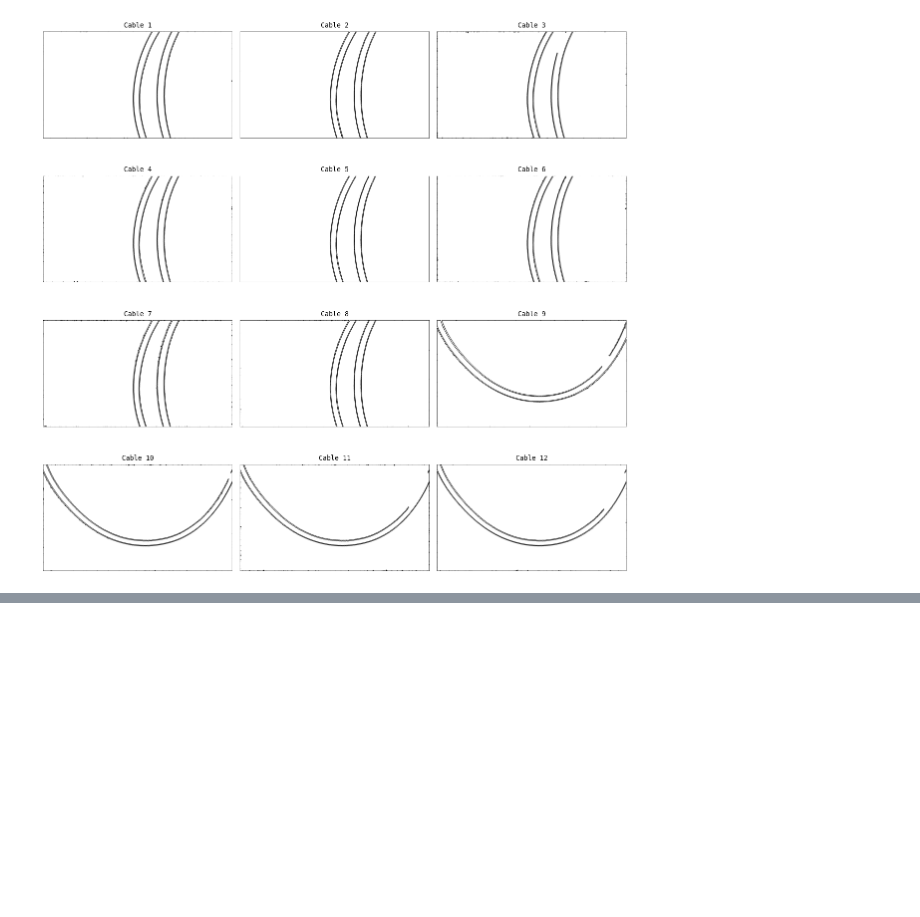
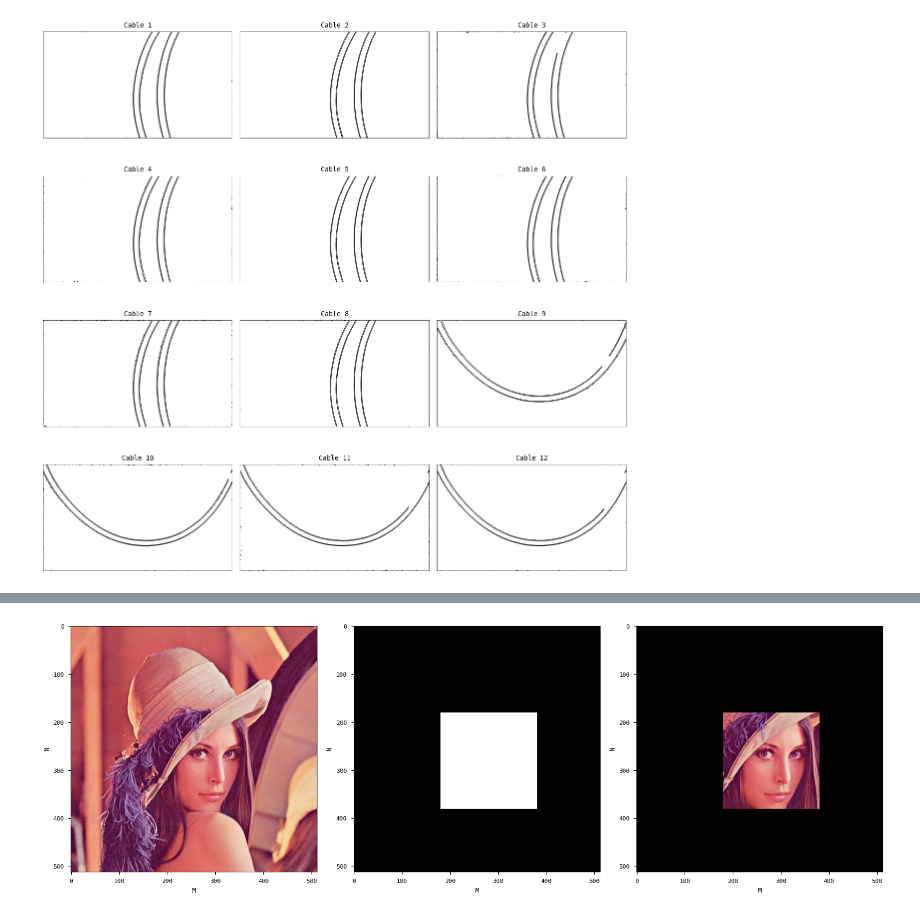
Before and after one commit to SparrowHere/img-procc, a Jupyter notebook: src/test.ipynb, the cells around one changed output, grey strips where cells are left out. Saved outputs shown, nothing was run; the diff lists cells and outputs as text; code cells hidden in the pictures; blank space fills up the shorter version.

```diff
--- a/src/test.ipynb
+++ b/src/test.ipynb
@@ -70,0 +160,28 @@ plt.show()
+# %%
+# Masking
+lenna = cv2.imread("/home/sparrow/cv/data/lenna.png")
+lenna = cv2.cvtColor(lenna, cv2.COLOR_BGR2RGB)
+
+# Create a mask
+mask = np.zeros_like(lenna)
+# Face
+cv2.rectangle(mask, (180, 180), (380, 380), (255, 255, 255), -1)
+
+# Apply the mask
+lenna_masked = cv2.bitwise_and(lenna, mask)
+
+# Show the images (lenna, mask, masked lenna)
+fig, ax = plt.subplots(1, 3, figsize=(16, 16))
+ax[0].imshow(lenna);
+ax[1].imshow(mask);
+ax[2].imshow(lenna_masked);
+
+# Add x and y labels
+for i in range(3):
+    ax[i].set_xlabel("M");
+    ax[i].set_ylabel("N");
+
+plt.tight_layout()
+plt.show()
+# %% [output]
+[figure, added]
```
Also changed, not shown: parts of 5 cells of this notebook, 3 other files.
